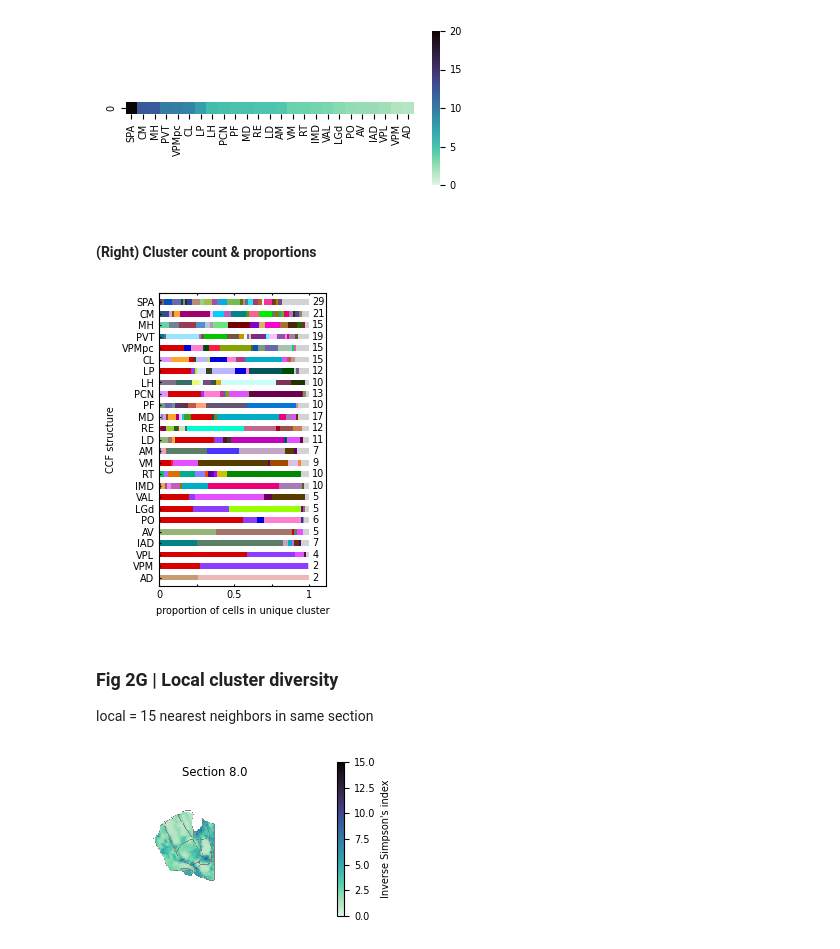
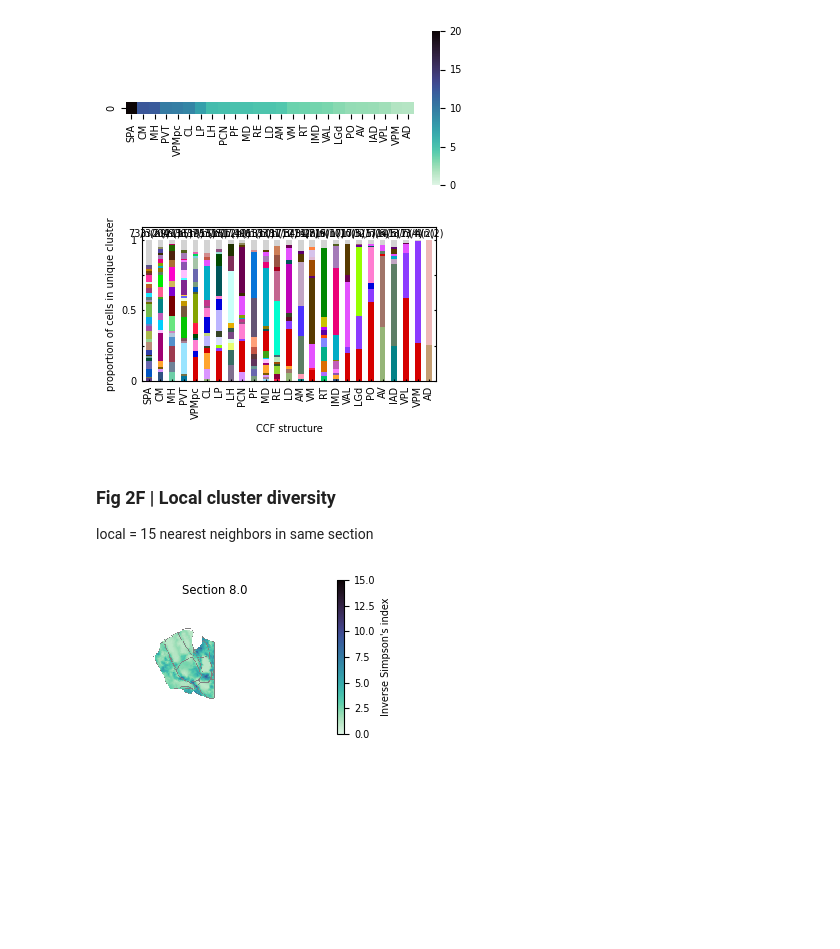
Before and after one commit to AllenNeuralDynamics/thalmanac, a Jupyter notebook: code/manuscript_figures/fig2_spatial_similarity_and_diversity.ipynb, the cells around one changed output. Cells and saved outputs as stored; diff of their text form; code cells hidden in the pictures; blank space fills up the shorter version.

Commit message:
figure notebook updates and cleanup

```diff
--- a/code/manuscript_figures/fig2_spatial_similarity_and_diversity.ipynb
+++ b/code/manuscript_figures/fig2_spatial_similarity_and_diversity.ipynb
@@ -16,6 +16,7 @@ import abc_merfish_analysis.distance_metrics as dm
 from matplotlib import rcParams
 rcParams['ps.fonttype'] = 42
 rcParams['pdf.fonttype'] = 42
+rcParams['svg.fonttype'] = 'none'
 rcParams['font.size'] = 7
 
 import matplotlib.pyplot as plt
@@ -297,29 +350,0 @@ for i, sec in enumerate(sections_to_plot):
-# %%
-# get the cluster annotations for the nucleus of interest
-nucleus = ['AD', 'AM', 'AV']
-obs_annot_left = abc.get_obs_from_annotations(nucleus, obs_th_left, taxonomy_level='cluster')
-
-# Let's look at the cell types in the ATN in one sample section
-# anterior to posterior: C57BL6J-638850.44, C57BL6J-638850.43
-sections_to_plot = [8.0, 7.8]
-nuclei_highlight = ['AD', 'AMd', 'AMv', 'AV', 'AV']
-taxonomy_level = 'cluster'
-
-plt.rcParams.update({'font.size': 7})
-figs_annot = cplots.plot_ccf_overlay(obs_annot_left,
-                                    ccf_images_left,
-                                    boundary_img=ccf_boundaries_left,
-                                    bg_cells=obs_th_left,
-                                    ccf_highlight=nuclei_highlight,
-                                    point_hue=taxonomy_level,
-                                    sections=sections_to_plot,
-                                    point_palette=abc_palettes[taxonomy_level],
-                                    legend='cells',
-                                    **kwargs_cluster_annotations)
-
-for i, sec in enumerate(sections_to_plot):
-    sec_str = int(sec*10)
-    figs_annot[i].savefig(f'{results_dir}/fig2E_cluster_annotations_z{sec_str}_ATN_left.pdf',
-                        transparent=True, bbox_inches='tight')
-    figs_annot[i].savefig(f'{results_dir}/fig2E_cluster_annotations_z{sec_str}_ATN_left.png',
-                        transparent=True, bbox_inches='tight', dpi=1200)
@@ -367,35 +385,32 @@ fig_isi_rank.savefig(f'{results_dir}/fig2F_diversity_rank_1Dheatmap_isi_cluster.
                      transparent=True, bbox_inches='tight')
 # %% [output]
 [figure]
-# %% [markdown]
-#### (Right) Cluster count & proportions
 # %%
-# cluster proportions
-taxonomy_level = 'cluster'
+# cluster count & proportions; nuclei ordered by their ISI
 fig_bp_cluster = dplot.barplot_stacked_proportions(
     obs_erode,
     taxonomy_level,
     th_ccf_metrics,
     palette=abc.get_thalamus_cluster_palette(),
     ccf_regions=abc.TH_DIVERSITY_STRUCTURES,
     legend=False,
     min_cell_frac=0.01,  # lump subclasses that are <=1% of cells in that region into "other" category
                         # also considered: min_cell_frac=0.05
     ordered_regions=isi_sorted_regions, #, cpc_sorted_regions
-    orientation='horizontal',
+    orientation='vertical',
 )
-fig_bp_cluster.set_size_inches(2.15,3.8)
+fig_bp_cluster.set_size_inches(3.8, 2)
 fig_bp_cluster.gca().tick_params(length=0.02*72)
 
 ax_cluster = fig_bp_cluster.gca()
 xticklabels_cluster = [x.get_text() for x in ax_cluster.get_xticklabels()]
 
-fig_bp_cluster.savefig(f'{results_dir}/fig2F_{taxonomy_level}_diversity_barplot_ordered-isi-cluster.pdf',
+fig_bp_cluster.savefig(f'{results_dir}/fig2E_{taxonomy_level}_diversity_barplot_ordered-isi-cluster.pdf',
                        transparent=True, bbox_inches='tight')
 # %% [output]
-[figure, old version]
+[figure, new version]
 # %% [markdown]
-### Fig 2G | Local cluster diversity
+### Fig 2F | Local cluster diversity
 local = 15 nearest neighbors in same section
 # %%
 # calculate local diversity index using Inverse Simpson's Index (ISI) as metric
```
Also changed, not shown: parts of 22 cells of this notebook, 10 other files.
